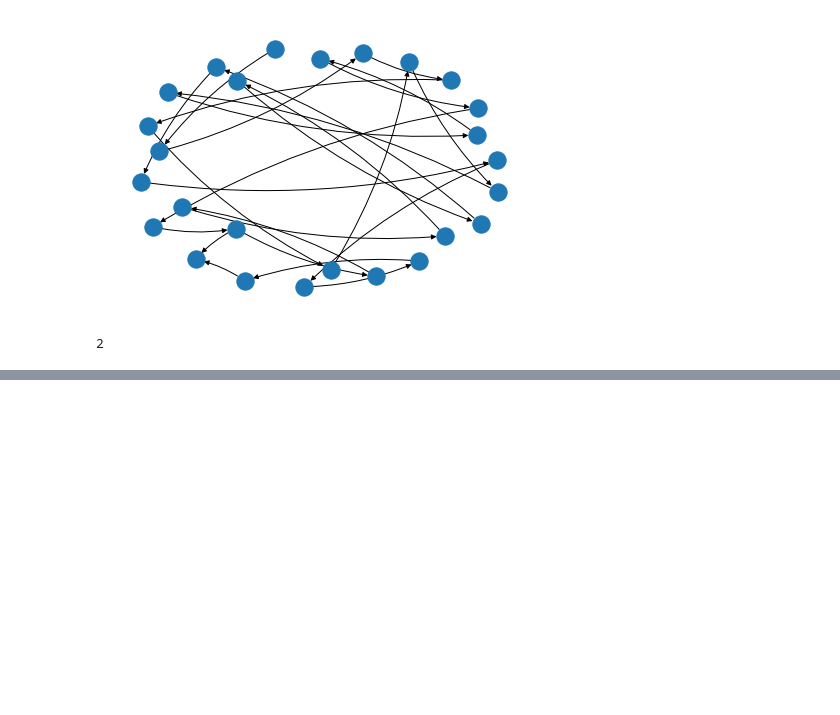
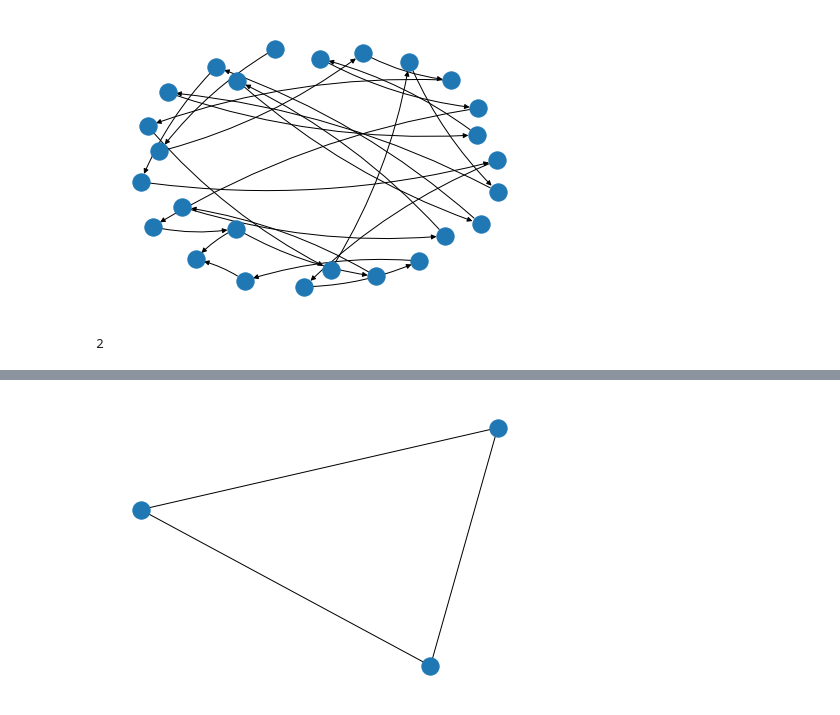
Before and after one commit to rkimelman/7100-2022, a Jupyter notebook: fall2022.ipynb, the cells around one changed output, grey strips where cells are left out. Drawn from its saved outputs; the diff is of its cells as text; code cells hidden in the pictures; blank space fills up the shorter version.

```diff
--- a/fall2022.ipynb
+++ b/fall2022.ipynb
@@ -597,0 +626,12 @@ len(caliLoveGraph.in_edges(G_sylb_26))
+# %%
+G_sylb_3_3 = nx.Graph()
+G_sylb_3_3.add_node(3)
+G_sylb_3_3.add_node("hIts")
+G_sylb_3_3.add_node(1)
+G_sylb_3_3.add_edge(3,1)
+G_sylb_3_3.add_edge("hIts", 3)
+G_sylb_3_3.add_edge("hIts", 1)
+# %%
+nx.draw(G_sylb_3_3)
+# %% [output]
+[figure, added]
```
Also changed, not shown: parts of 38 cells of this notebook.
